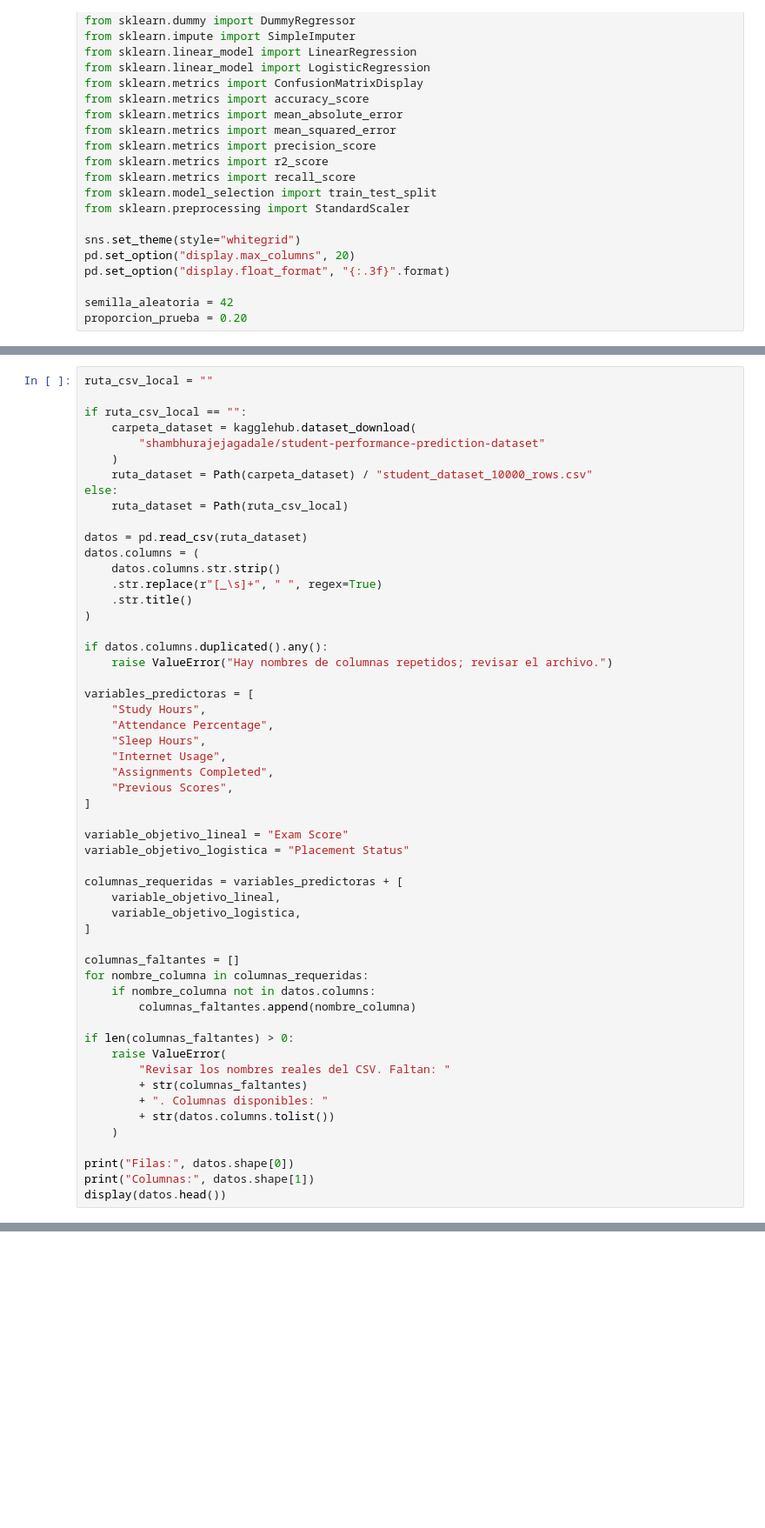
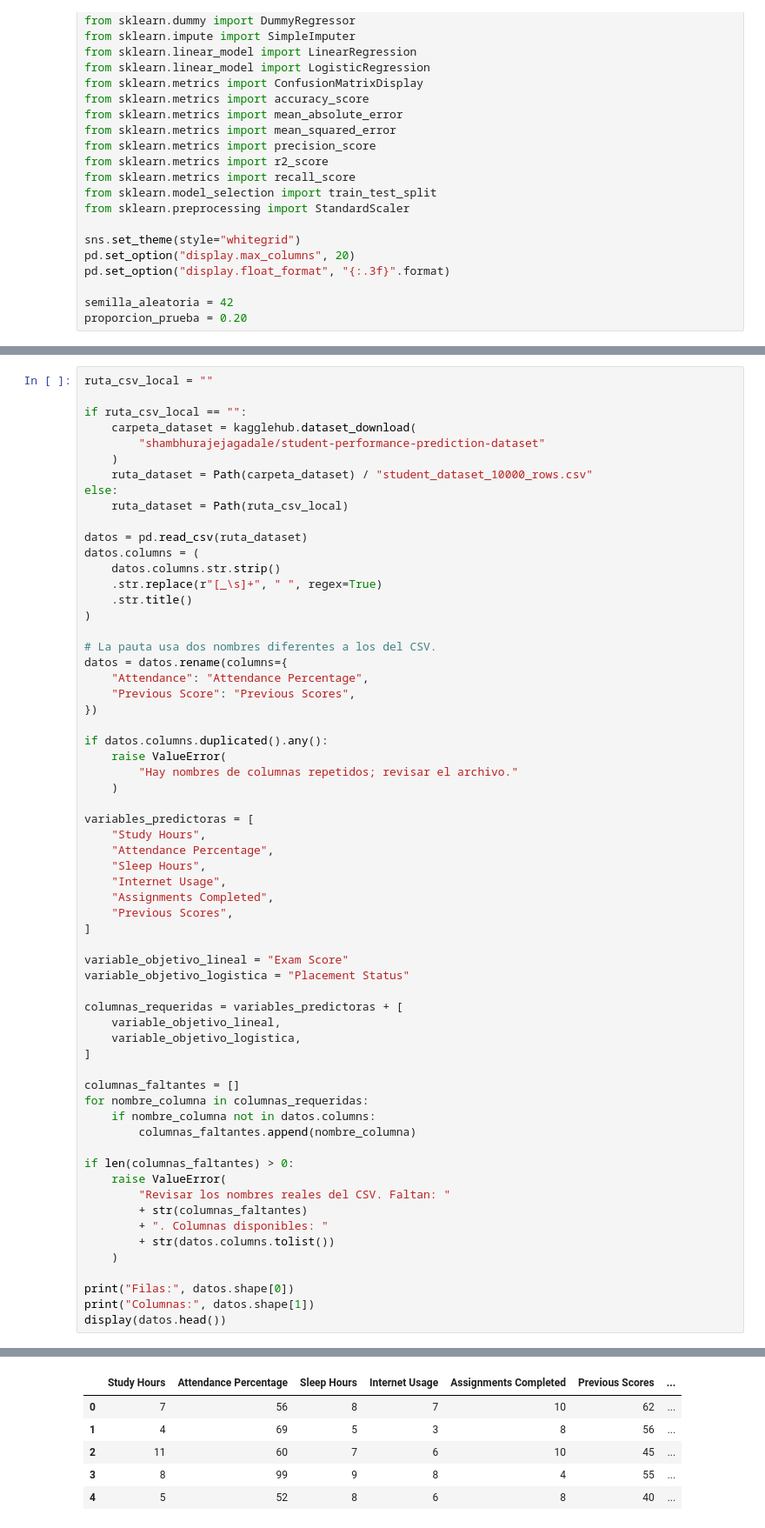
Before and after one commit to CapitanPio/tareasofi, a Jupyter notebook: reporte_rendimiento_estudiantil.ipynb, the cells around one changed output, grey strips where cells are left out. Shown at 87% size. Cells and saved outputs as stored; diff of their text form; blank space fills up the shorter version.

```diff
--- a/reporte_rendimiento_estudiantil.ipynb
+++ b/reporte_rendimiento_estudiantil.ipynb
@@ -77,8 +77,16 @@ datos.columns = (
     .str.title()
 )
 
+# La pauta usa dos nombres diferentes a los del CSV.
+datos = datos.rename(columns={
+    "Attendance": "Attendance Percentage",
+    "Previous Score": "Previous Scores",
+})
+
 if datos.columns.duplicated().any():
-    raise ValueError("Hay nombres de columnas repetidos; revisar el archivo.")
+    raise ValueError(
+        "Hay nombres de columnas repetidos; revisar el archivo."
+    )
 
 variables_predictoras = [
     "Study Hours",
@@ -113,3 +121,4 @@ if len(columnas_faltantes) > 0:
 print("Filas:", datos.shape[0])
 print("Columnas:", datos.shape[1])
 display(datos.head())
+# %% [output]
@@ -116,3 +128,9 @@ display(datos.head())
+|  | Study Hours | Attendance Percentage | Sleep Hours | Internet Usage | Assignments Completed | Previous Scores | ... |
+| 0 | 7 | 56 | 8 | 7 | 10 | 62 | ... |
+| 1 | 4 | 69 | 5 | 3 | 8 | 56 | ... |
+| 2 | 11 | 60 | 7 | 6 | 10 | 45 | ... |
+| 3 | 8 | 99 | 9 | 8 | 4 | 55 | ... |
+| 4 | 5 | 52 | 8 | 6 | 8 | 40 | ... |
 # %% [markdown]
 ## 3. Exploración básica antes de limpiar
 
```
Also changed, not shown: parts of 34 cells of this notebook, 2 other files.
